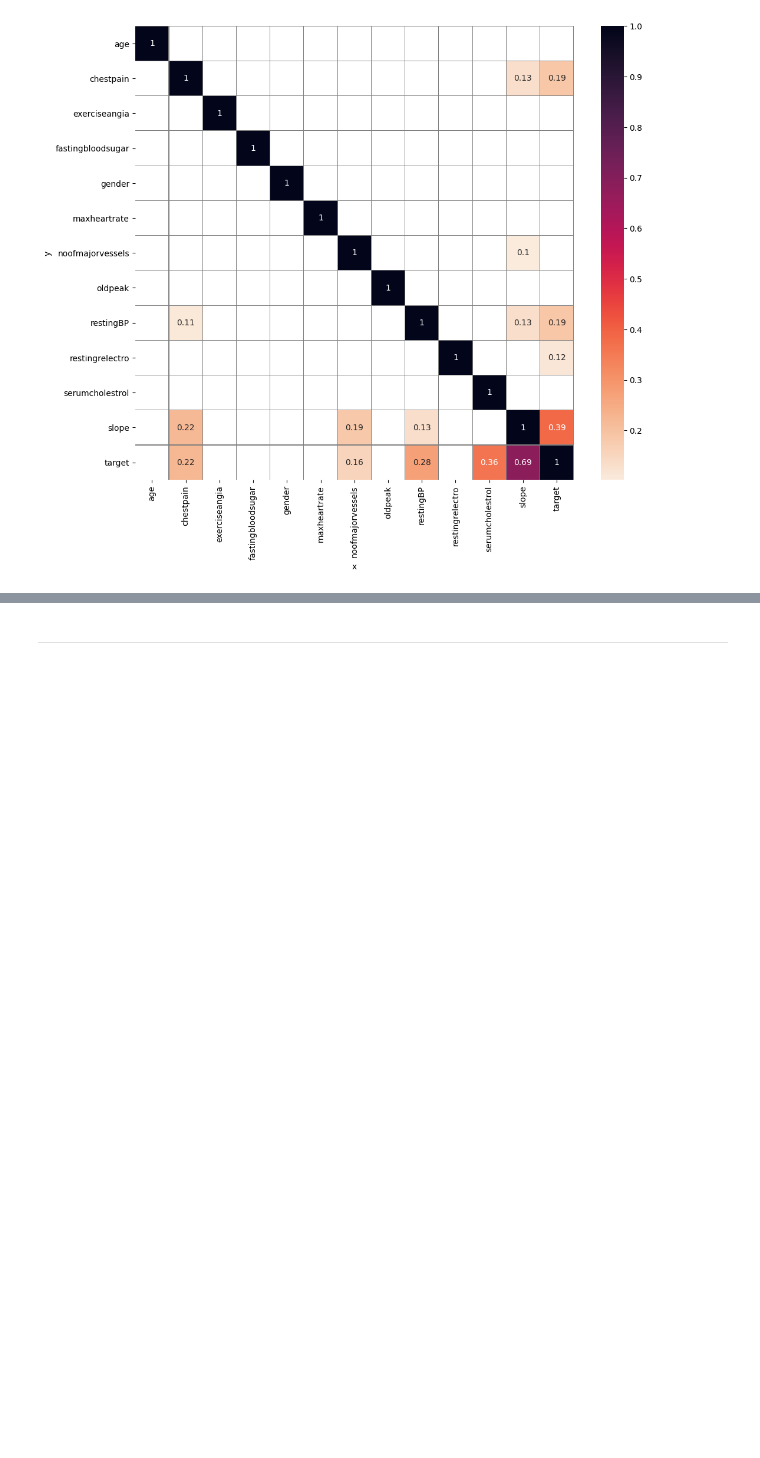
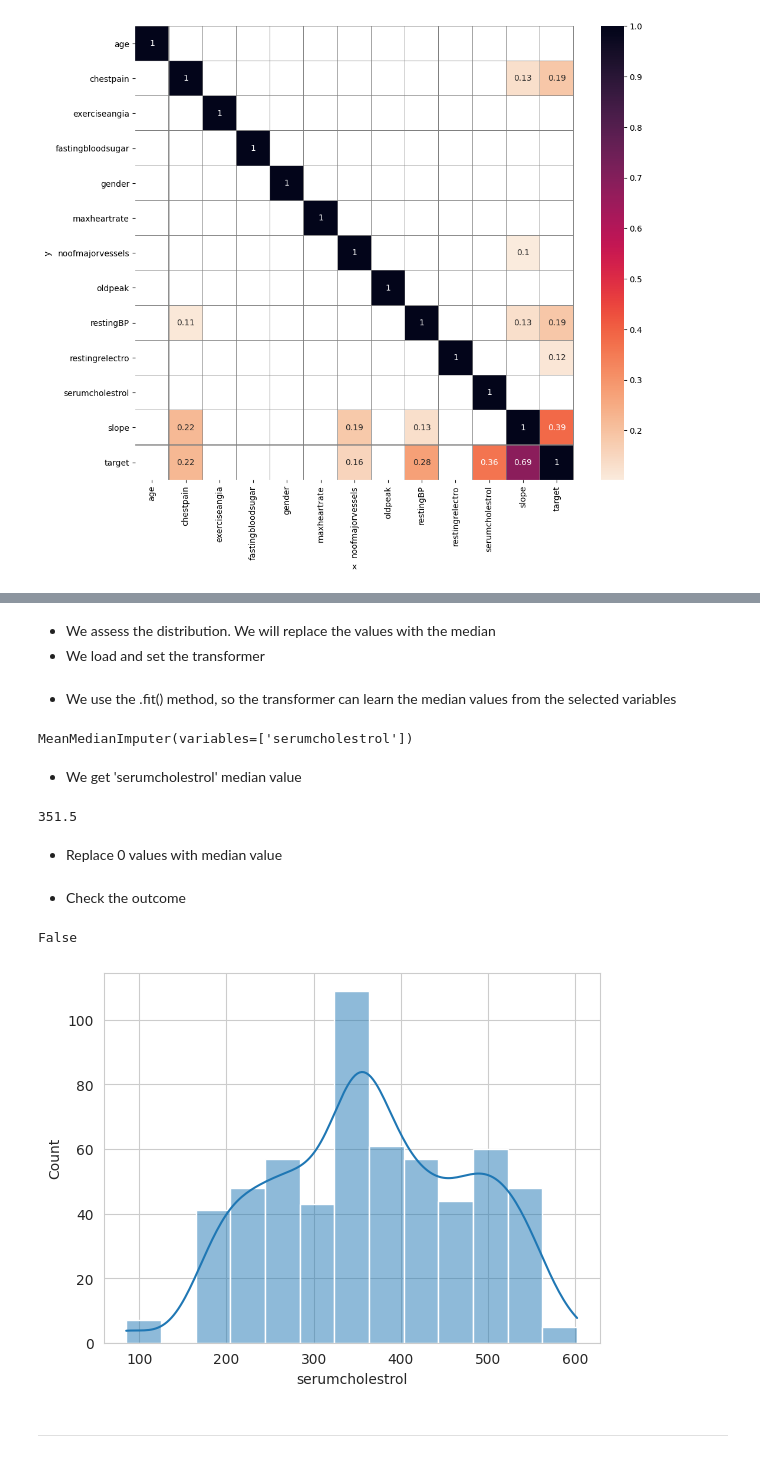
Before and after one commit to SimasJakubenas/cd-prediction-pp5, a Jupyter notebook: jupyter_notebooks/03 - Data Cleaning.ipynb, the cells around one changed output, grey strips where cells are left out. Saved outputs shown, nothing was run; the diff lists cells and outputs as text; code cells hidden in the pictures; blank space fills up the shorter version.

```diff
--- a/jupyter_notebooks/03 - Data Cleaning.ipynb
+++ b/jupyter_notebooks/03 - Data Cleaning.ipynb
@@ -194,3 +235,41 @@ Section 2 content
+# %% [markdown]
+* We assess the distribution. We will replace the values with the median
+* We load and set the transformer
+# %%
+from feature_engine.imputation import MeanMedianImputer
+imputer = MeanMedianImputer(imputation_method='median',
+                            variables=['serumcholestrol'])
+# %% [markdown]
+* We use the .fit() method, so the transformer can learn the median values from the selected variables
+# %%
+imputer.fit(df_hd)
+# %% [output]
+MeanMedianImputer(variables=['serumcholestrol'])
+# %% [markdown]
+* We get 'serumcholestrol' median value
+# %%
+avrg_cholesterol = imputer.imputer_dict_['serumcholestrol']
+avrg_cholesterol
+# %% [output]
+351.5
+# %% [markdown]
+* Replace 0 values with median value
+# %%
+df['serumcholestrol'].replace(0, avrg_cholesterol, inplace=True)
+# %% [markdown]
+* Check the outcome
+# %%
+0 in df['serumcholestrol'].values
+# %% [output]
+False
+# %%
+df_hd = df[df['target'] == 1]
+sns.set_style('whitegrid')
+sns.histplot(data=df_hd['serumcholestrol'], kde=True)
+plt.show()
+print('\n')
+# %% [output]
+[figure, added]
 # %% [markdown]
 ---
 # %% [markdown]
```
Also changed, not shown: parts of 14 cells of this notebook.
